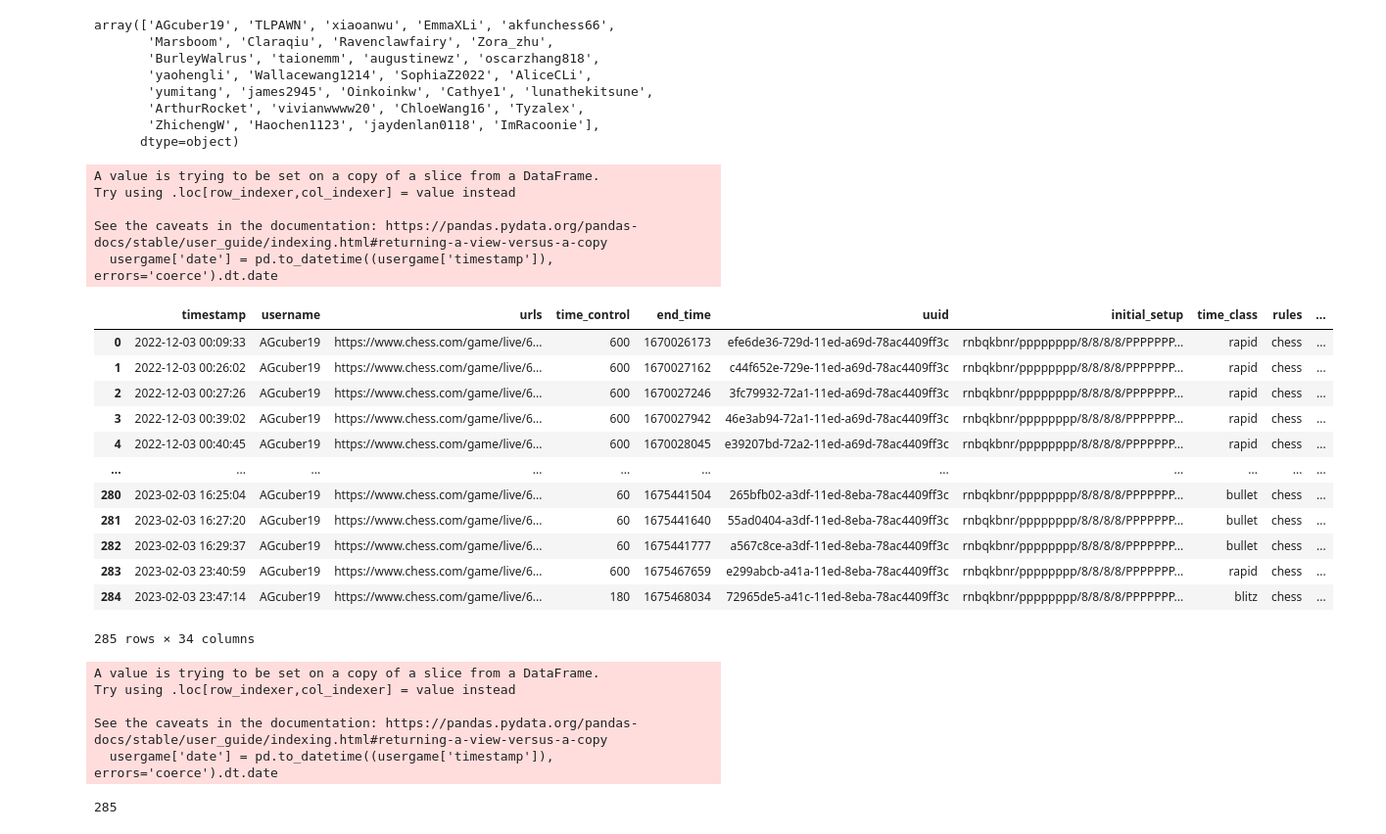
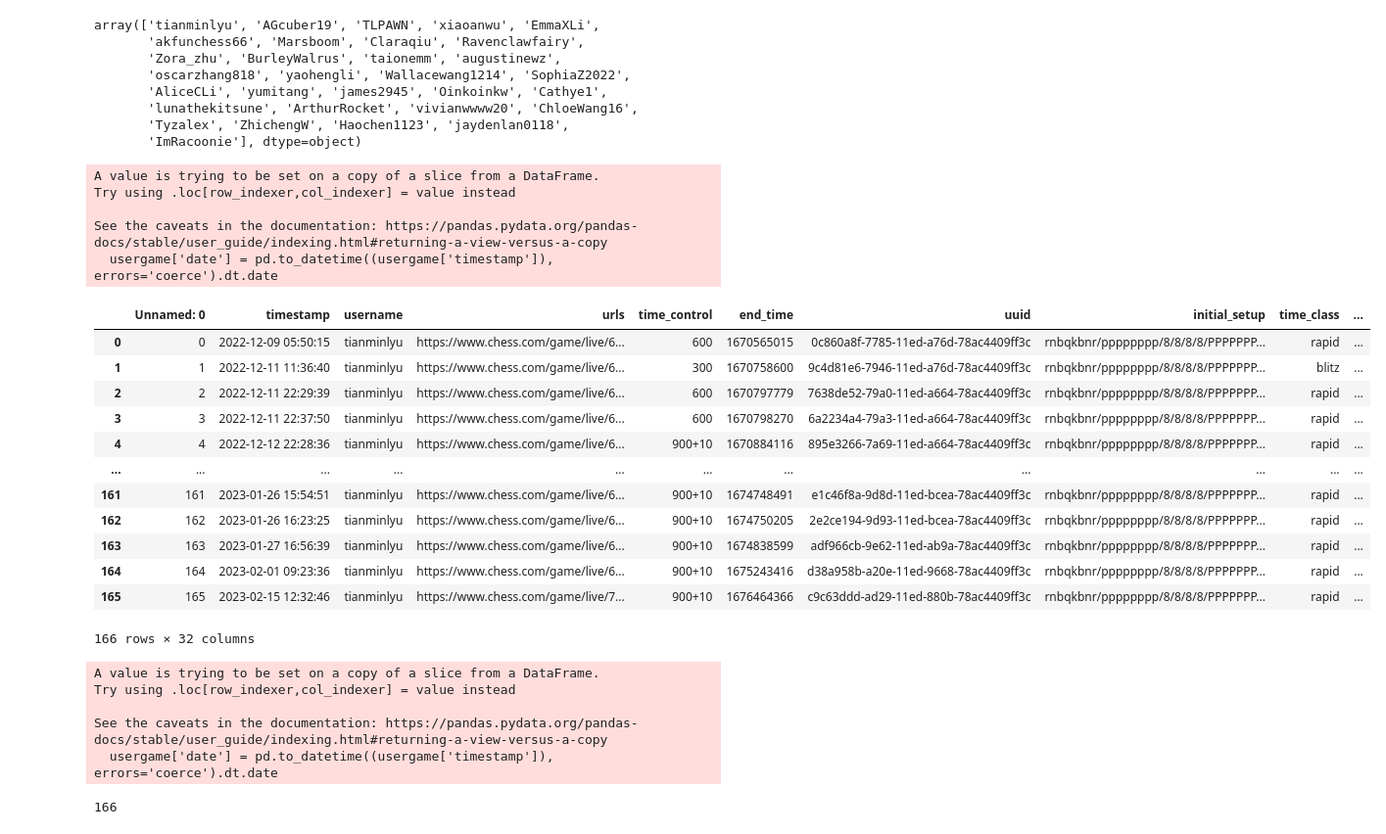
Before and after one commit to thecrossed/chess_analytics, a Jupyter notebook: chess_student_report.ipynb, the cells around one changed output. Shown: that part at 98% size. Cells and saved outputs as stored; diff of their text form; code cells hidden in the pictures.

```diff
--- a/chess_student_report.ipynb
+++ b/chess_student_report.ipynb
@@ -8,7 +8,7 @@ from datetime import datetime
 # %%
 players = pd.read_csv("player_tianmin_class.csv")
 
-games = pd.read_csv("tianmin_chess_class.csv")
+games = pd.read_csv("games_tianmin_class.csv")
 
 moves = pd.read_csv("move_tianmin_class.csv")
 # %%
@@ -73,14 +73,14 @@ moves.head()
 # %%
 games['username'].unique()
 # %% [output]
-array(['AGcuber19', 'TLPAWN', 'xiaoanwu', 'EmmaXLi', 'akfunchess66',
-       'Marsboom', 'Claraqiu', 'Ravenclawfairy', 'Zora_zhu',
-       'BurleyWalrus', 'taionemm', 'augustinewz', 'oscarzhang818',
-       'yaohengli', 'Wallacewang1214', 'SophiaZ2022', 'AliceCLi',
-       'yumitang', 'james2945', 'Oinkoinkw', 'Cathye1', 'lunathekitsune',
-       'ArthurRocket', 'vivianwwww20', 'ChloeWang16', 'Tyzalex',
-       'ZhichengW', 'Haochen1123', 'jaydenlan0118', 'ImRacoonie'],
-      dtype=object)
+array(['tianminlyu', 'AGcuber19', 'TLPAWN', 'xiaoanwu', 'EmmaXLi',
+       'akfunchess66', 'Marsboom', 'Claraqiu', 'Ravenclawfairy',
+       'Zora_zhu', 'BurleyWalrus', 'taionemm', 'augustinewz',
+       'oscarzhang818', 'yaohengli', 'Wallacewang1214', 'SophiaZ2022',
+       'AliceCLi', 'yumitang', 'james2945', 'Oinkoinkw', 'Cathye1',
+       'lunathekitsune', 'ArthurRocket', 'vivianwwww20', 'ChloeWang16',
+       'Tyzalex', 'ZhichengW', 'Haochen1123', 'jaydenlan0118',
+       'ImRacoonie'], dtype=object)
 # %%
 # timestamp UTC?
 def period_games(username,period):
@@ -94,47 +94,47 @@ def period_games(username,period):
 
     output:
 
     dataframe that contains the games the username has played during the period of time
     """
     start_date = datetime.date(datetime.strptime(period[0], '%m/%d/%y') )
     end_date = datetime.date(datetime.strptime(period[1], '%m/%d/%y') )
 
 
     usergame = games.loc[games['username'] == username]
 
     usergame['date'] = pd.to_datetime((usergame['timestamp']), errors='coerce').dt.date
 
     usergame = usergame.loc[(usergame.date >= start_date) & (usergame.date <= end_date) ]
 
     #usergame = usergame.groupby(['date']).nunique().reset_index()[['date','uuid']]
 
     #total_games = usergame['uuid'].sum()
 
     #fig = px.scatter(usergame, x='date', y='uuid', title="Number of games played by {}".format(username))
     #fig.show()
     return usergame
 
 
-period_games('AGcuber19',['12/01/22','02/28/23'])
+period_games('tianminlyu',['12/01/22','02/28/23'])
 # %% [output]
 A value is trying to be set on a copy of a slice from a DataFrame.
 Try using .loc[row_indexer,col_indexer] = value instead
 
 See the caveats in the documentation: https://pandas.pydata.org/pandas-docs/stable/user_guide/indexing.html#returning-a-view-versus-a-copy
   usergame['date'] = pd.to_datetime((usergame['timestamp']), errors='coerce').dt.date
-|  | timestamp | username | urls | time_control | end_time | uuid | initial_setup | time_class | rules | ... |
-| 0 | 2022-12-03 00:09:33 | AGcuber19 | https://www.chess.com/game/live/6... | 600 | 1670026173 | efe6de36-729d-11ed-a69d-78ac4409ff3c | rnbqkbnr/pppppppp/8/8/8/8/PPPPPPP... | rapid | chess | ... |
-| 1 | 2022-12-03 00:26:02 | AGcuber19 | https://www.chess.com/game/live/6... | 600 | 1670027162 | c44f652e-729e-11ed-a69d-78ac4409ff3c | rnbqkbnr/pppppppp/8/8/8/8/PPPPPPP... | rapid | chess | ... |
-| 2 | 2022-12-03 00:27:26 | AGcuber19 | https://www.chess.com/game/live/6... | 600 | 1670027246 | 3fc79932-72a1-11ed-a69d-78ac4409ff3c | rnbqkbnr/pppppppp/8/8/8/8/PPPPPPP... | rapid | chess | ... |
-| 3 | 2022-12-03 00:39:02 | AGcuber19 | https://www.chess.com/game/live/6... | 600 | 1670027942 | 46e3ab94-72a1-11ed-a69d-78ac4409ff3c | rnbqkbnr/pppppppp/8/8/8/8/PPPPPPP... | rapid | chess | ... |
-| 4 | 2022-12-03 00:40:45 | AGcuber19 | https://www.chess.com/game/live/6... | 600 | 1670028045 | e39207bd-72a2-11ed-a69d-78ac4409ff3c | rnbqkbnr/pppppppp/8/8/8/8/PPPPPPP... | rapid | chess | ... |
+|  | Unnamed: 0 | timestamp | username | urls | time_control | end_time | uuid | initial_setup | time_class | ... |
+| 0 | 0 | 2022-12-09 05:50:15 | tianminlyu | https://www.chess.com/game/live/6... | 600 | 1670565015 | 0c860a8f-7785-11ed-a76d-78ac4409ff3c | rnbqkbnr/pppppppp/8/8/8/8/PPPPPPP... | rapid | ... |
+| 1 | 1 | 2022-12-11 11:36:40 | tianminlyu | https://www.chess.com/game/live/6... | 300 | 1670758600 | 9c4d81e6-7946-11ed-a76d-78ac4409ff3c | rnbqkbnr/pppppppp/8/8/8/8/PPPPPPP... | blitz | ... |
+| 2 | 2 | 2022-12-11 22:29:39 | tianminlyu | https://www.chess.com/game/live/6... | 600 | 1670797779 | 7638de52-79a0-11ed-a664-78ac4409ff3c | rnbqkbnr/pppppppp/8/8/8/8/PPPPPPP... | rapid | ... |
+| 3 | 3 | 2022-12-11 22:37:50 | tianminlyu | https://www.chess.com/game/live/6... | 600 | 1670798270 | 6a2234a4-79a3-11ed-a664-78ac4409ff3c | rnbqkbnr/pppppppp/8/8/8/8/PPPPPPP... | rapid | ... |
+| 4 | 4 | 2022-12-12 22:28:36 | tianminlyu | https://www.chess.com/game/live/6... | 900+10 | 1670884116 | 895e3266-7a69-11ed-a664-78ac4409ff3c | rnbqkbnr/pppppppp/8/8/8/8/PPPPPPP... | rapid | ... |
 | ... | ... | ... | ... | ... | ... | ... | ... | ... | ... | ... |
-| 280 | 2023-02-03 16:25:04 | AGcuber19 | https://www.chess.com/game/live/6... | 60 | 1675441504 | 265bfb02-a3df-11ed-8eba-78ac4409ff3c | rnbqkbnr/pppppppp/8/8/8/8/PPPPPPP... | bullet | chess | ... |
-| 281 | 2023-02-03 16:27:20 | AGcuber19 | https://www.chess.com/game/live/6... | 60 | 1675441640 | 55ad0404-a3df-11ed-8eba-78ac4409ff3c | rnbqkbnr/pppppppp/8/8/8/8/PPPPPPP... | bullet | chess | ... |
-| 282 | 2023-02-03 16:29:37 | AGcuber19 | https://www.chess.com/game/live/6... | 60 | 1675441777 | a567c8ce-a3df-11ed-8eba-78ac4409ff3c | rnbqkbnr/pppppppp/8/8/8/8/PPPPPPP... | bullet | chess | ... |
-| 283 | 2023-02-03 23:40:59 | AGcuber19 | https://www.chess.com/game/live/6... | 600 | 1675467659 | e299abcb-a41a-11ed-8eba-78ac4409ff3c | rnbqkbnr/pppppppp/8/8/8/8/PPPPPPP... | rapid | chess | ... |
-| 284 | 2023-02-03 23:47:14 | AGcuber19 | https://www.chess.com/game/live/6... | 180 | 1675468034 | 72965de5-a41c-11ed-8eba-78ac4409ff3c | rnbqkbnr/pppppppp/8/8/8/8/PPPPPPP... | blitz | chess | ... |
+| 161 | 161 | 2023-01-26 15:54:51 | tianminlyu | https://www.chess.com/game/live/6... | 900+10 | 1674748491 | e1c46f8a-9d8d-11ed-bcea-78ac4409ff3c | rnbqkbnr/pppppppp/8/8/8/8/PPPPPPP... | rapid | ... |
+| 162 | 162 | 2023-01-26 16:23:25 | tianminlyu | https://www.chess.com/game/live/6... | 900+10 | 1674750205 | 2e2ce194-9d93-11ed-bcea-78ac4409ff3c | rnbqkbnr/pppppppp/8/8/8/8/PPPPPPP... | rapid | ... |
+| 163 | 163 | 2023-01-27 16:56:39 | tianminlyu | https://www.chess.com/game/live/6... | 900+10 | 1674838599 | adf966cb-9e62-11ed-ab9a-78ac4409ff3c | rnbqkbnr/pppppppp/8/8/8/8/PPPPPPP... | rapid | ... |
+| 164 | 164 | 2023-02-01 09:23:36 | tianminlyu | https://www.chess.com/game/live/6... | 900+10 | 1675243416 | d38a958b-a20e-11ed-9668-78ac4409ff3c | rnbqkbnr/pppppppp/8/8/8/8/PPPPPPP... | rapid | ... |
+| 165 | 165 | 2023-02-15 12:32:46 | tianminlyu | https://www.chess.com/game/live/7... | 900+10 | 1676464366 | c9c63ddd-ad29-11ed-880b-78ac4409ff3c | rnbqkbnr/pppppppp/8/8/8/8/PPPPPPP... | rapid | ... |
-285 rows × 34 columns
+166 rows × 32 columns
 # %%
 # Q1 - how many games does this player play between date A and date B
 # timestamp UTC?
@@ -159,14 +159,14 @@ def number_games(username,period):
     #fig.show()
 
 
-number_games('AGcuber19',['12/01/22','02/28/23'])
+number_games('tianminlyu',['12/01/22','02/28/23'])
 # %% [output]
 A value is trying to be set on a copy of a slice from a DataFrame.
 Try using .loc[row_indexer,col_indexer] = value instead
 
 See the caveats in the documentation: https://pandas.pydata.org/pandas-docs/stable/user_guide/indexing.html#returning-a-view-versus-a-copy
   usergame['date'] = pd.to_datetime((usergame['timestamp']), errors='coerce').dt.date
-285
+166
 # %%
 # Q2 - What is the time of the week does this player play chess?
 
```
Also changed, not shown: parts of 14 cells of this notebook, 5 other files.
